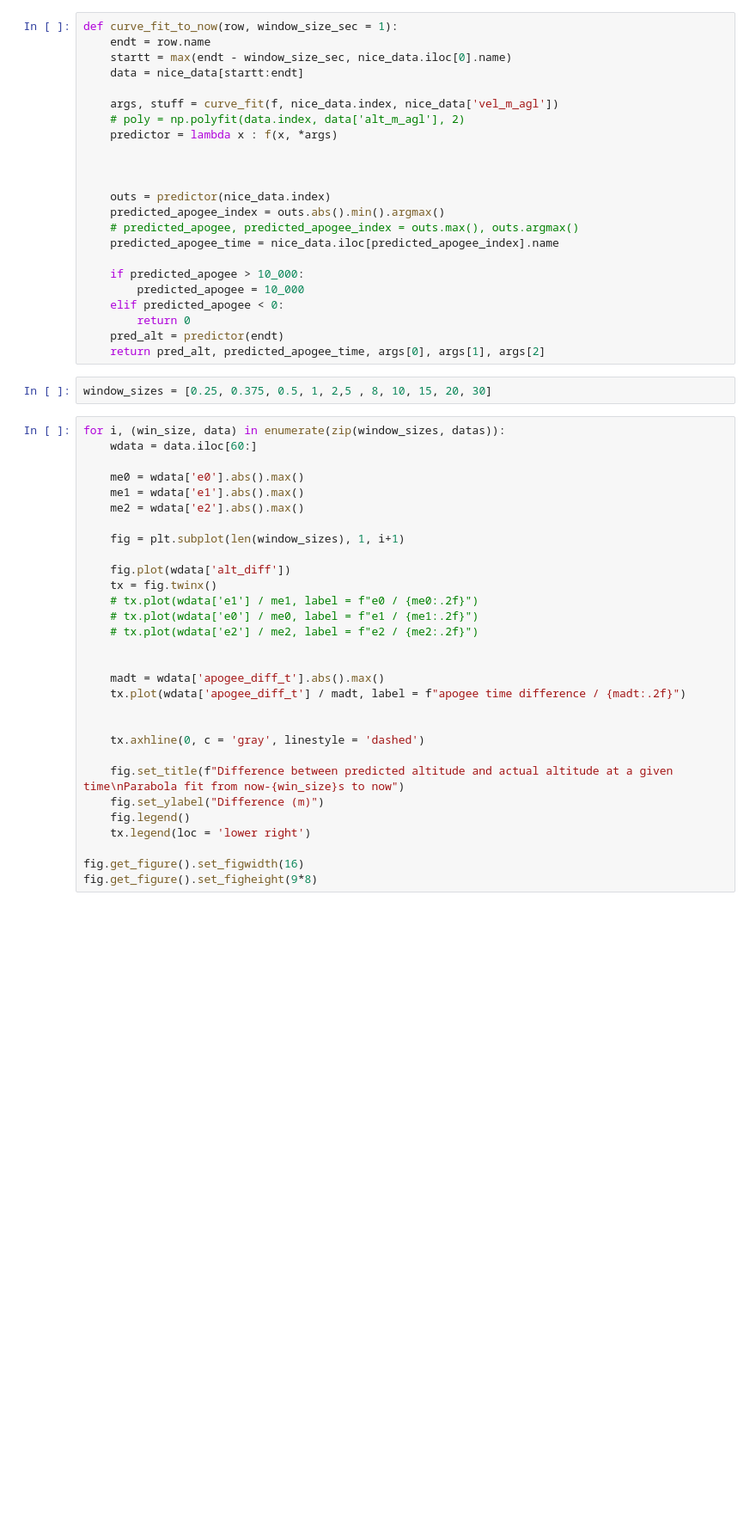
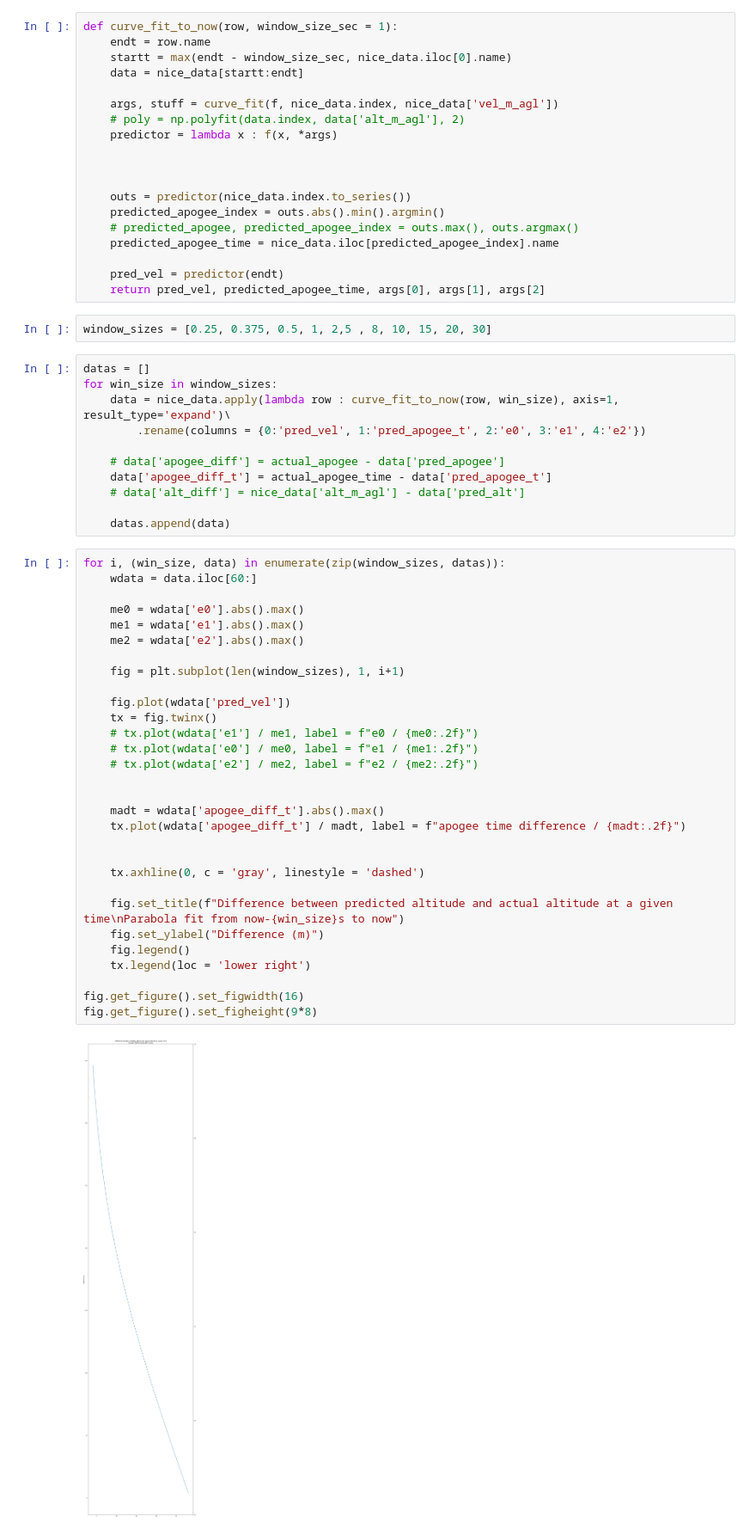
Before and after one commit to cowsed/DeploymentMod, a Jupyter notebook: Experiments/local_damian.ipynb, the cells around one changed output. Shown at 86% size. Saved outputs shown, nothing was run; the diff lists cells and outputs as text; blank space fills up the shorter version.

```diff
--- a/Experiments/local_damian.ipynb
+++ b/Experiments/local_damian.ipynb
@@ -55,46 +55,55 @@ def curve_fit_to_now(row, window_size_sec = 1):
 
 
 
-    outs = predictor(nice_data.index)
-    predicted_apogee_index = outs.abs().min().argmax()
+    outs = predictor(nice_data.index.to_series())
+    predicted_apogee_index = outs.abs().min().argmin()
     # predicted_apogee, predicted_apogee_index = outs.max(), outs.argmax()
     predicted_apogee_time = nice_data.iloc[predicted_apogee_index].name
 
-    if predicted_apogee > 10_000:
-        predicted_apogee = 10_000
-    elif predicted_apogee < 0:
-        return 0
-    pred_alt = predictor(endt)
-    return pred_alt, predicted_apogee_time, args[0], args[1], args[2]
+    pred_vel = predictor(endt)
+    return pred_vel, predicted_apogee_time, args[0], args[1], args[2]
 # %%
 window_sizes = [0.25, 0.375, 0.5, 1, 2,5 , 8, 10, 15, 20, 30]
+# %%
+datas = []
+for win_size in window_sizes:
+    data = nice_data.apply(lambda row : curve_fit_to_now(row, win_size), axis=1, result_type='expand')\
+        .rename(columns = {0:'pred_vel', 1:'pred_apogee_t', 2:'e0', 3:'e1', 4:'e2'})
+
+    # data['apogee_diff'] = actual_apogee - data['pred_apogee']
+    data['apogee_diff_t'] = actual_apogee_time - data['pred_apogee_t']
+    # data['alt_diff'] = nice_data['alt_m_agl'] - data['pred_alt']
+
+    datas.append(data)
 # %%
 for i, (win_size, data) in enumerate(zip(window_sizes, datas)):
     wdata = data.iloc[60:]
 
     me0 = wdata['e0'].abs().max()
     me1 = wdata['e1'].abs().max()
     me2 = wdata['e2'].abs().max()
 
     fig = plt.subplot(len(window_sizes), 1, i+1)
 
-    fig.plot(wdata['alt_diff'])
+    fig.plot(wdata['pred_vel'])
     tx = fig.twinx()
     # tx.plot(wdata['e1'] / me1, label = f"e0 / {me0:.2f}")
     # tx.plot(wdata['e0'] / me0, label = f"e1 / {me1:.2f}")
     # tx.plot(wdata['e2'] / me2, label = f"e2 / {me2:.2f}")
 
 
     madt = wdata['apogee_diff_t'].abs().max()
     tx.plot(wdata['apogee_diff_t'] / madt, label = f"apogee time difference / {madt:.2f}")
 
 
     tx.axhline(0, c = 'gray', linestyle = 'dashed')
 
     fig.set_title(f"Difference between predicted altitude and actual altitude at a given time\nParabola fit from now-{win_size}s to now")
     fig.set_ylabel("Difference (m)")
     fig.legend()
     tx.legend(loc = 'lower right')
 
 fig.get_figure().set_figwidth(16)
 fig.get_figure().set_figheight(9*8)
+# %% [output]
+[figure, added]
```
Also changed, not shown: 1 other file.
